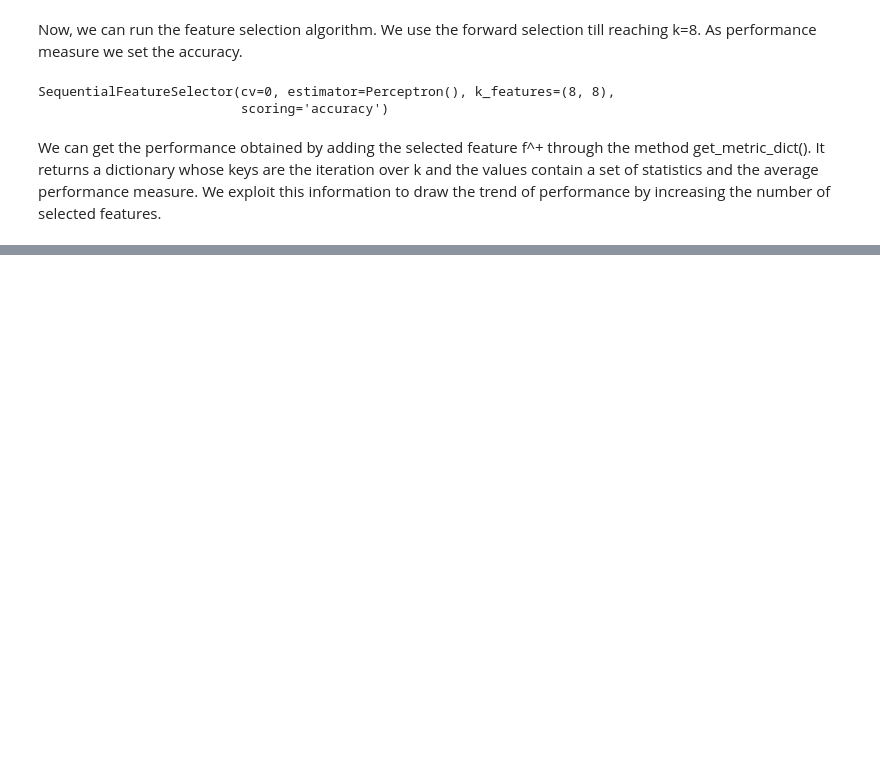
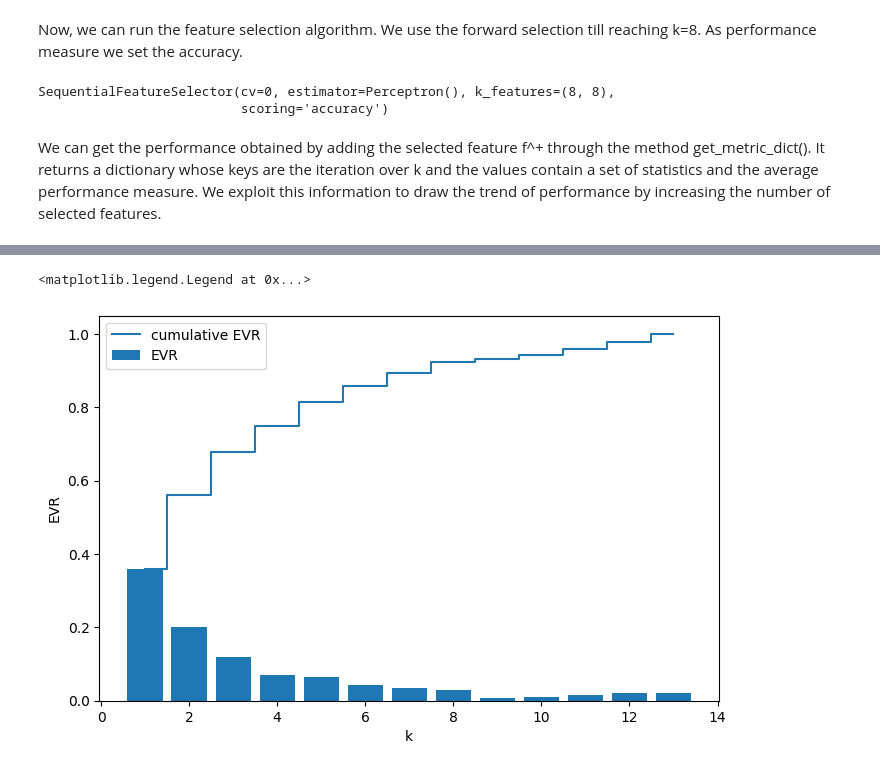
Before and after one commit to SandytheTraveller/ML-course-Labs, a Jupyter notebook: lecture_6.ipynb, the cells around one changed output, grey strips where cells are left out. Drawn from its saved outputs; the diff is of its cells as text; code cells hidden in the pictures; blank space fills up the shorter version.

```diff
--- a/lecture_6.ipynb
+++ b/lecture_6.ipynb
@@ -168,0 +206,7 @@ Text(0, 0.5, 'Performance measure')
+# %%
+X, y = df_wine.iloc[:,1:], df_wine.iloc[:,0]
+X_train, X_test, y_train, y_test = train_test_split(X, y, stratify=y, test_size=0.3, random_state=1)
+# %%
+sc = StandardScaler()
+X_train_std = sc.fit_transform(X_train)
+X_test_std = sc.transform(X_test)
@@ -168,0 +216,3 @@ Text(0, 0.5, 'Performance measure')
+# %%
+cov_matrix = np.cov(X_train_std.T)
+cov_matrix
@@ -168,0 +241,2 @@ Text(0, 0.5, 'Performance measure')
+# %%
+eigen_vals, eigen_vect = np.linalg.eig(cov_matrix)
@@ -168,0 +253,15 @@ Text(0, 0.5, 'Performance measure')
+# %%
+tot = np.sum(eigen_vals)
+evr = [lam/tot for lam in eigen_vals]
+cum_evr = np.cumsum(evr)
+
+fig = plt.figure(figsize=(8, 5))
+ax = fig.add_subplot()
+ax.bar(range(1, len(eigen_vals) + 1), evr, align='center', label='EVR')
+ax.step(range(1, len(eigen_vals) + 1), cum_evr, where='mid', label='cumulative EVR')
+ax.set_xlabel('k')
+ax.set_ylabel('EVR')
+ax.legend(loc='upper left')
+# %% [output]
+<matplotlib.legend.Legend at 0x...>
+[figure, added]
```
Also changed, not shown: parts of 51 cells of this notebook.
